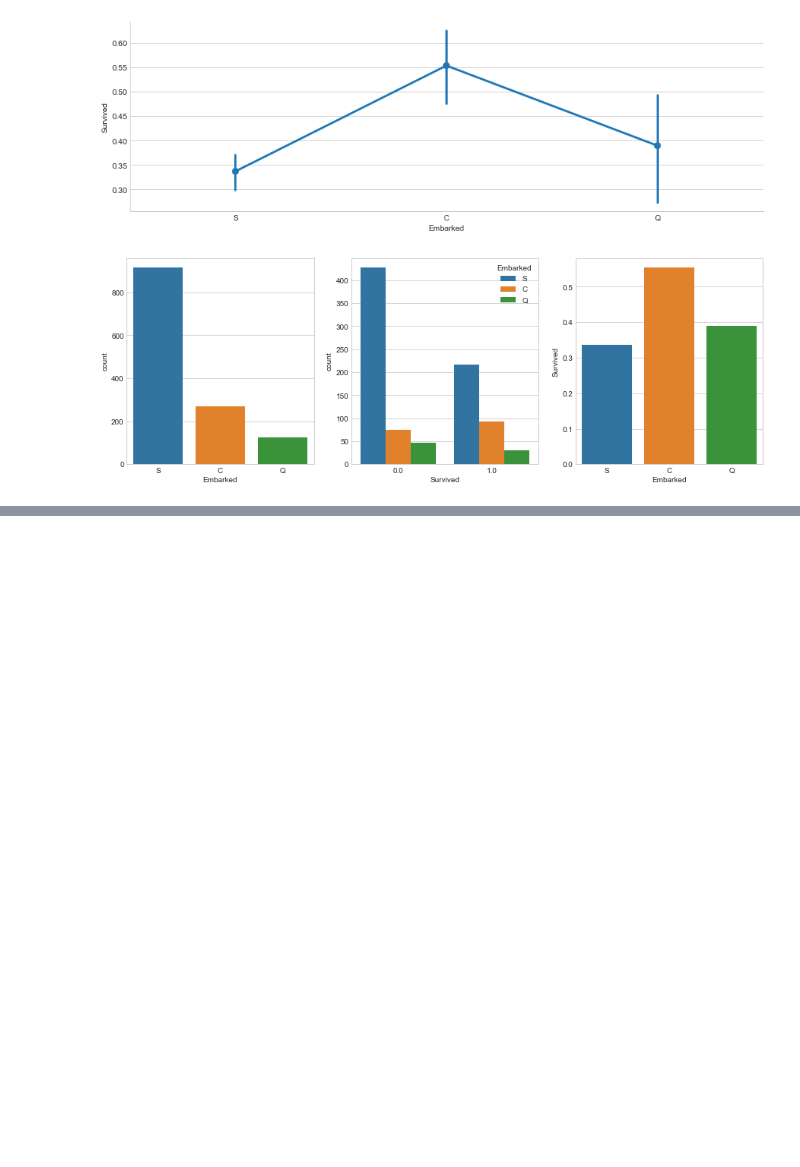
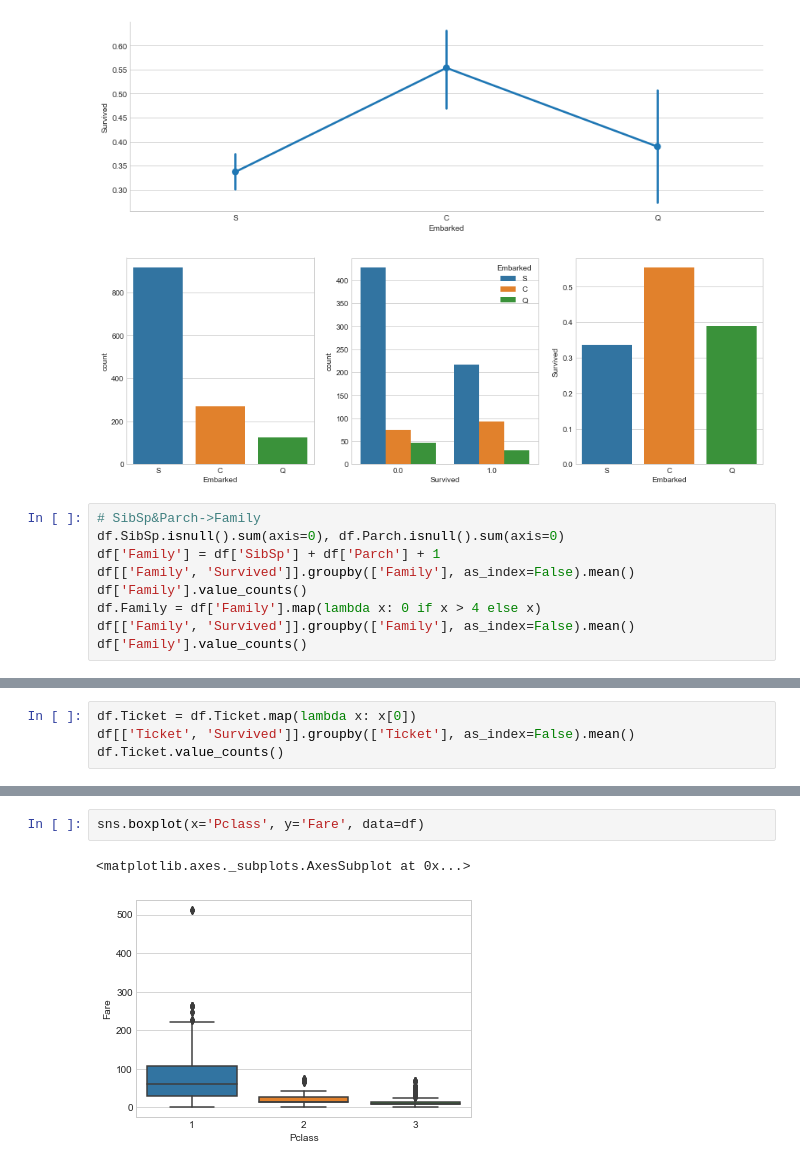
Before and after one commit to dzzxjl/kaggle, a Jupyter notebook: titanic_test/my_tutorial.ipynb, the cells around one changed output, grey strips where cells are left out. Drawn from its saved outputs; the diff is of its cells as text; blank space fills up the shorter version.

```diff
--- a/titanic_test/my_tutorial.ipynb
+++ b/titanic_test/my_tutorial.ipynb
@@ -117,3 +117,12 @@ sns.barplot(x='Embarked', y='Survived', data=embark_perc, order=['S', 'C', 'Q'],
 <matplotlib.axes._subplots.AxesSubplot at 0x...>
 [figure]
 [figure]
+# %%
+# SibSp&Parch->Family
+df.SibSp.isnull().sum(axis=0), df.Parch.isnull().sum(axis=0)
+df['Family'] = df['SibSp'] + df['Parch'] + 1
+df[['Family', 'Survived']].groupby(['Family'], as_index=False).mean()
+df['Family'].value_counts()
+df.Family = df['Family'].map(lambda x: 0 if x > 4 else x)
+df[['Family', 'Survived']].groupby(['Family'], as_index=False).mean()
+df['Family'].value_counts()
@@ -119,0 +158,4 @@ sns.barplot(x='Embarked', y='Survived', data=embark_perc, order=['S', 'C', 'Q'],
+# %%
+df.Ticket = df.Ticket.map(lambda x: x[0])
+df[['Ticket', 'Survived']].groupby(['Ticket'], as_index=False).mean()
+df.Ticket.value_counts()
@@ -119,0 +226,5 @@ sns.barplot(x='Embarked', y='Survived', data=embark_perc, order=['S', 'C', 'Q'],
+# %%
+sns.boxplot(x='Pclass', y='Fare', data=df)
+# %% [output]
+<matplotlib.axes._subplots.AxesSubplot at 0x...>
+[figure, added]
```
Also changed, not shown: parts of 15 cells of this notebook.
